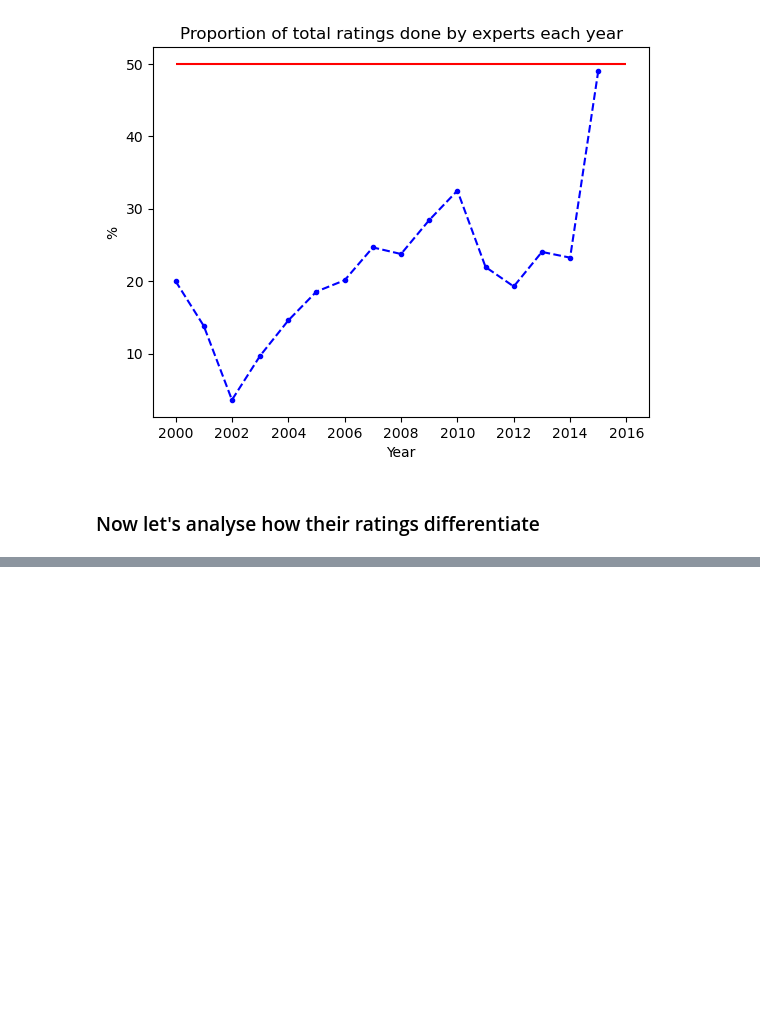
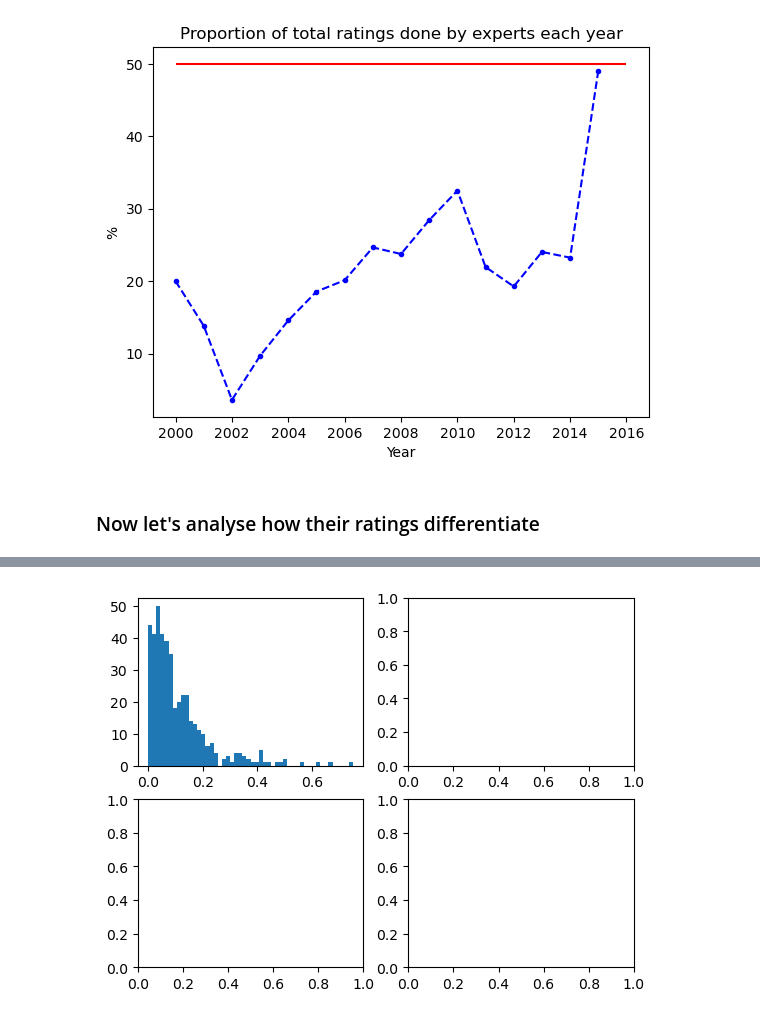
Before and after one commit to epfl-ada/ada-2023-project-remontada, a Jupyter notebook: code/main_alexi.ipynb, the cells around one changed output, grey strips where cells are left out. Saved outputs shown, nothing was run; the diff lists cells and outputs as text; code cells hidden in the pictures; blank space fills up the shorter version.

```diff
--- a/code/main_alexi.ipynb
+++ b/code/main_alexi.ipynb
@@ -506,3 +547,9 @@ for beer_id in difference_ratings.index.get_level_values(0).unique():
+# %%
+fig,ax=plt.subplots(2,2)
+ax[0,0].hist(absolute_difference_ratings,bins=50)
+plt.show()
+# %% [output]
+[figure, added]
 # %%
 plt.hist(absolute_difference_ratings,bins=50)
 plt.xlabel("Absolute difference in median ratings")
```
Also changed, not shown: parts of 21 cells of this notebook.
